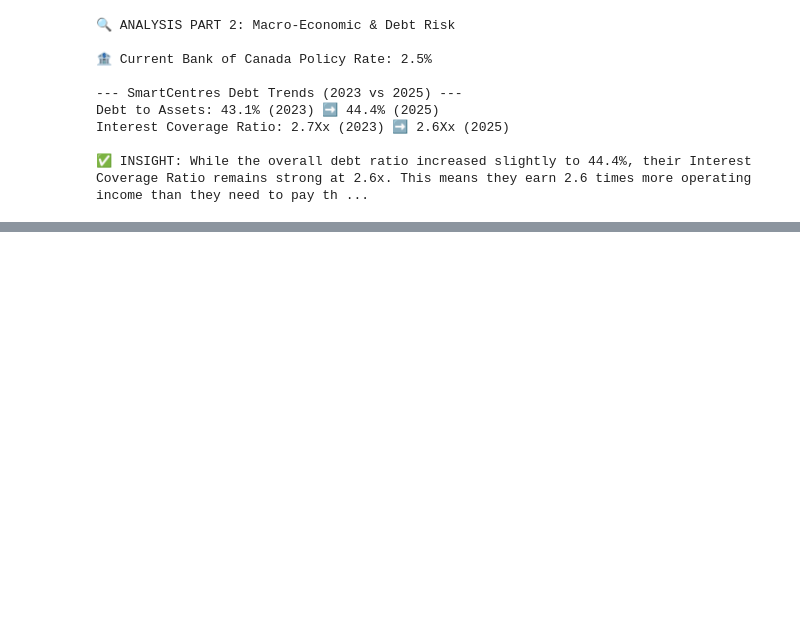
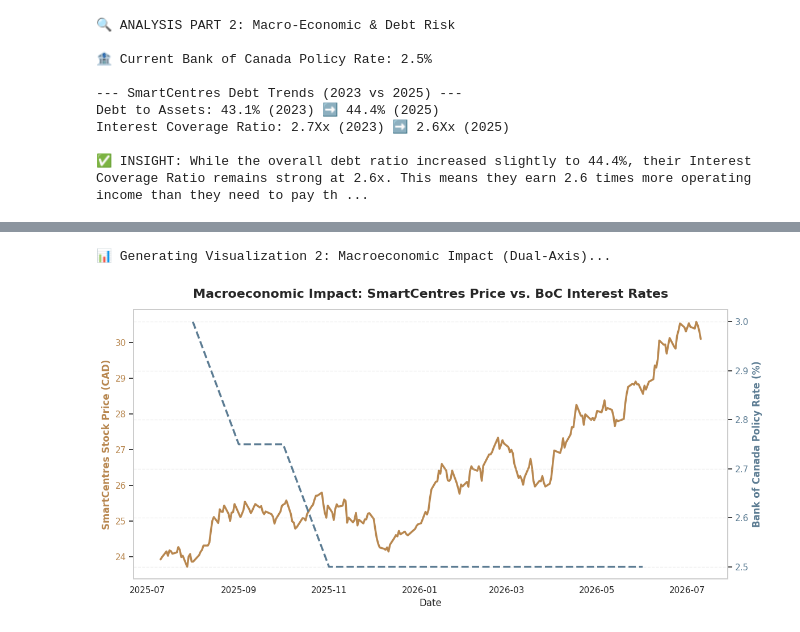
Before and after one commit to Ishtiak06/8730-assignment, a Jupyter notebook: 8730_Reit_July11_2026_Updated.ipynb, the cells around one changed output, grey strips where cells are left out. Drawn from its saved outputs; the diff is of its cells as text; code cells hidden in the pictures; blank space fills up the shorter version.

```diff
--- a/8730_Reit_July11_2026_Updated.ipynb
+++ b/8730_Reit_July11_2026_Updated.ipynb
@@ -546,0 +595,46 @@ Interest Coverage Ratio: 2.7Xx (2023) ➡️ 2.6Xx (2025)
+# %%
+# Chart 2: Dual-Axis Chart (Macroeconomic Impact):
+
+import requests
+from datetime import datetime, timedelta
+
+print("📊 Generating Visualization 2: Macroeconomic Impact (Dual-Axis)...\n")
+
+# 1. Fetch 1-Year BoC Interest Rate Data
+one_year_ago = (datetime.now() - timedelta(days=365)).strftime('%Y-%m-%d')
+boc_url = f"https://www.bankofcanada.ca/valet/observations/V122530/json?start_date={one_year_ago}"
+boc_response = requests.get(boc_url).json()
+
+boc_dates = [datetime.strptime(obs['d'], '%Y-%m-%d') for obs in boc_response['observations']]
+boc_rates = [float(obs['V122530']['v']) for obs in boc_response['observations']]
+
+# 2. Fetch 1-Year SmartCentres Stock Data
+sru_stock = yf.Ticker("SRU-UN.TO").history(period="1y")
+
+# 3. Create the Dual-Axis Plot
+fig, ax1 = plt.subplots(figsize=(12, 6))
+
+# Plot Stock Price on primary Y-axis (Left)
+color1 = '#b8874f'
+ax1.set_xlabel('Date', fontsize=12)
+ax1.set_ylabel('SmartCentres Stock Price (CAD)', color=color1, fontsize=12, fontweight='bold')
+ax1.plot(sru_stock.index, sru_stock['Close'], color=color1, linewidth=2.5, label="SRU Price")
+ax1.tick_params(axis='y', labelcolor=color1)
+ax1.grid(False)
+
+# Instantiate a second axes that shares the same x-axis
+ax2 = ax1.twinx()
+
+# Plot BoC Rate on secondary Y-axis (Right)
+color2 = '#5c7c93'
+ax2.set_ylabel('Bank of Canada Policy Rate (%)', color=color2, fontsize=12, fontweight='bold')
+ax2.plot(boc_dates, boc_rates, color=color2, linewidth=2.5, linestyle='--', label="BoC Rate")
+ax2.tick_params(axis='y', labelcolor=color2)
+ax2.grid(axis='y', linestyle='--', alpha=0.3)
+
+plt.title('Macroeconomic Impact: SmartCentres Price vs. BoC Interest Rates', fontsize=16, fontweight='bold', pad=15)
+fig.tight_layout()
+plt.show()
+# %% [output]
+📊 Generating Visualization 2: Macroeconomic Impact (Dual-Axis)...
+[figure, added]
```
Also changed, not shown: parts of 2 cells of this notebook.
